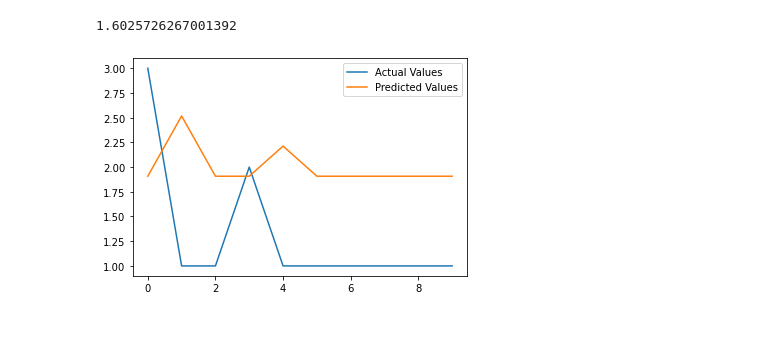
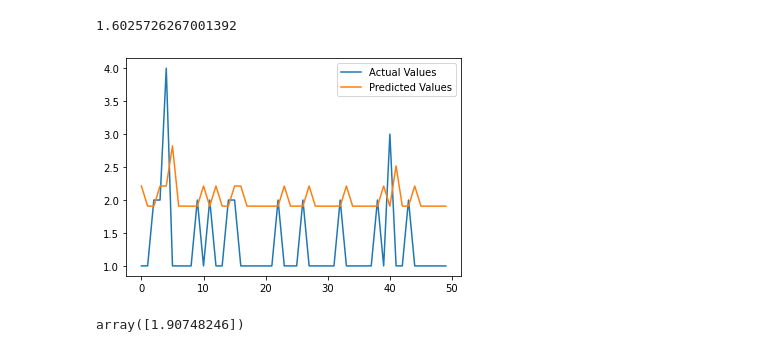
Before and after one commit to JuanImbachi/PDG, a Jupyter notebook: data_analytics/Exploración datos Buga.ipynb, the cells around one changed output. Drawn from its saved outputs; the diff is of its cells as text; code cells hidden in the pictures.

```diff
--- a/data_analytics/Exploración datos Buga.ipynb
+++ b/data_analytics/Exploración datos Buga.ipynb
@@ -637,12 +651,16 @@ lr.intercept_
 # %%
 y_pred = lr.predict(X_test)
 # %%
-plt.plot(y_test[-10:], label="Actual Values")
-plt.plot(y_pred[-10:], label="Predicted Values")
+plt.plot(y_test[-50:], label="Actual Values")
+plt.plot(y_pred[-50:], label="Predicted Values")
 plt.legend()
 plt.show()
 # %% [output]
-[figure, old version]
+[figure, new version]
+# %%
+y_pred[-1:]
+# %% [output]
+array([1.90748246])
 # %%
 model = ARIMA(y_train, order=(1,0,0))
 # %%
```
Also changed, not shown: parts of 10 cells of this notebook, 4 other files.
